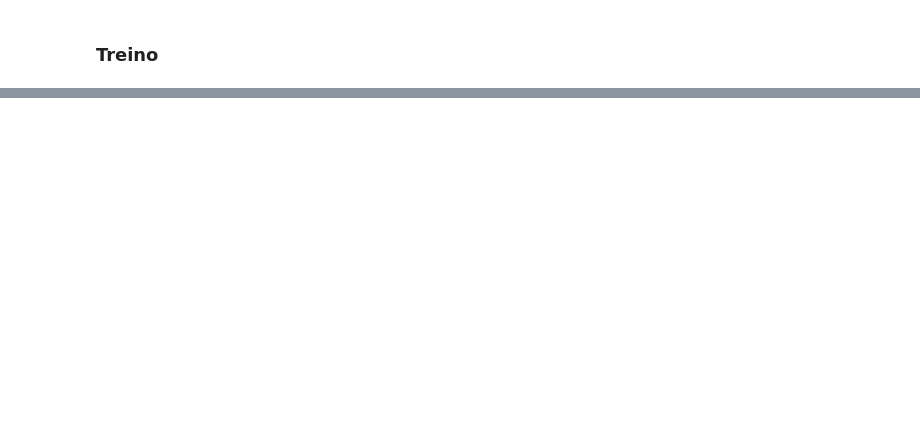
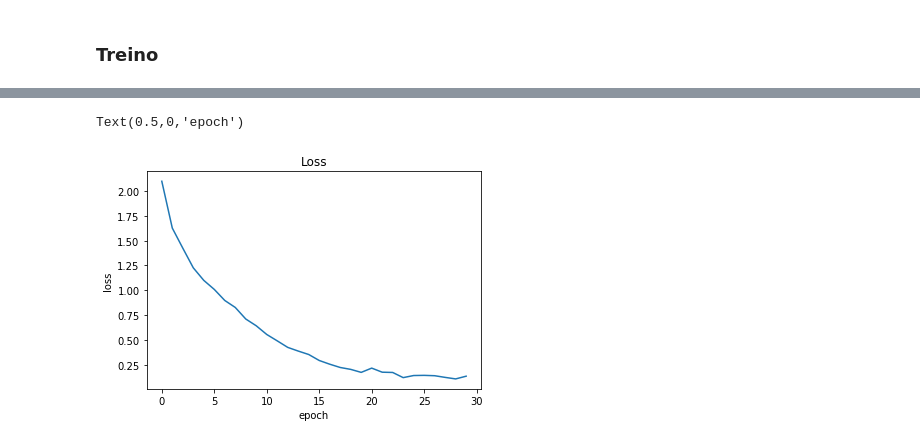
Before and after one commit to alvesmarcos/CNN-Genero-Idade, a Jupyter notebook: Training_age_male.ipynb, the cells around one changed output, grey strips where cells are left out. Cells and saved outputs as stored; diff of their text form; code cells hidden in the pictures; blank space fills up the shorter version.

```diff
--- a/Training_age_male.ipynb
+++ b/Training_age_male.ipynb
@@ -130,0 +172,8 @@ print('Matriz de de confusão:\n', confusion_matrix(y_test, y_pred))
+# %%
+plt.plot(hist.history['loss'])
+plt.title('Loss')
+plt.ylabel('loss')
+plt.xlabel('epoch')
+# %% [output]
+Text(0.5,0,'epoch')
+[figure, added]
```
Also changed, not shown: parts of 6 cells of this notebook, 6 other files.
